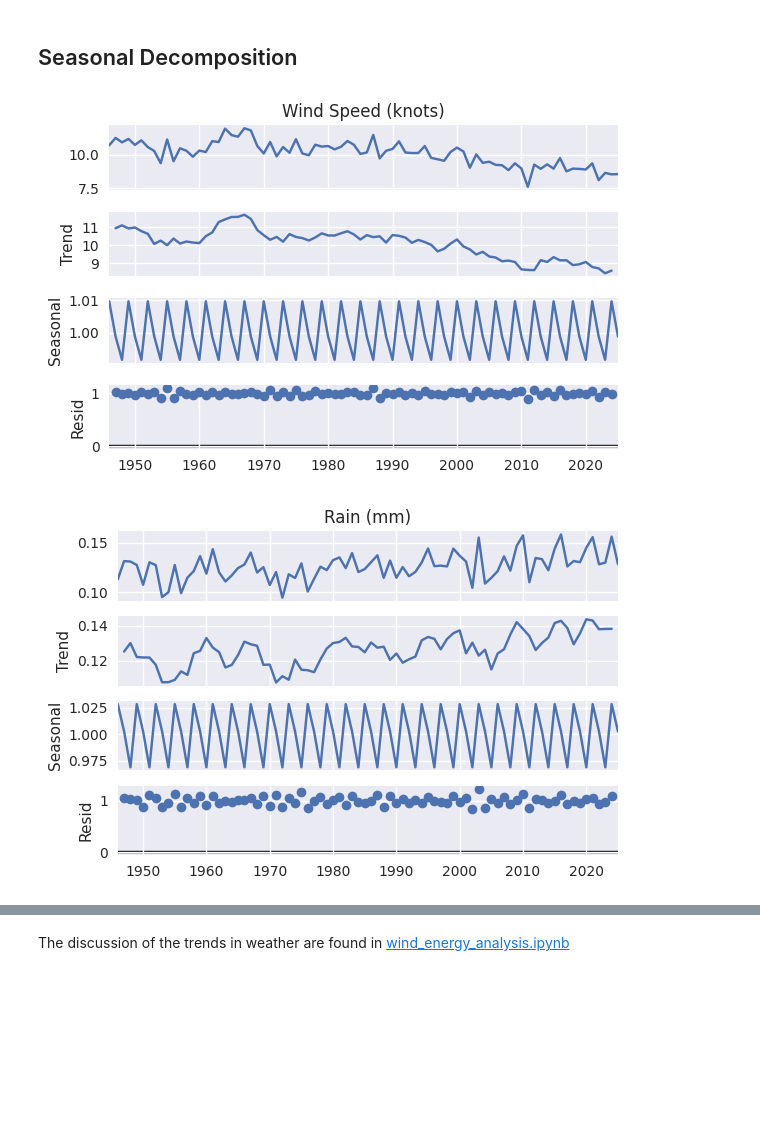
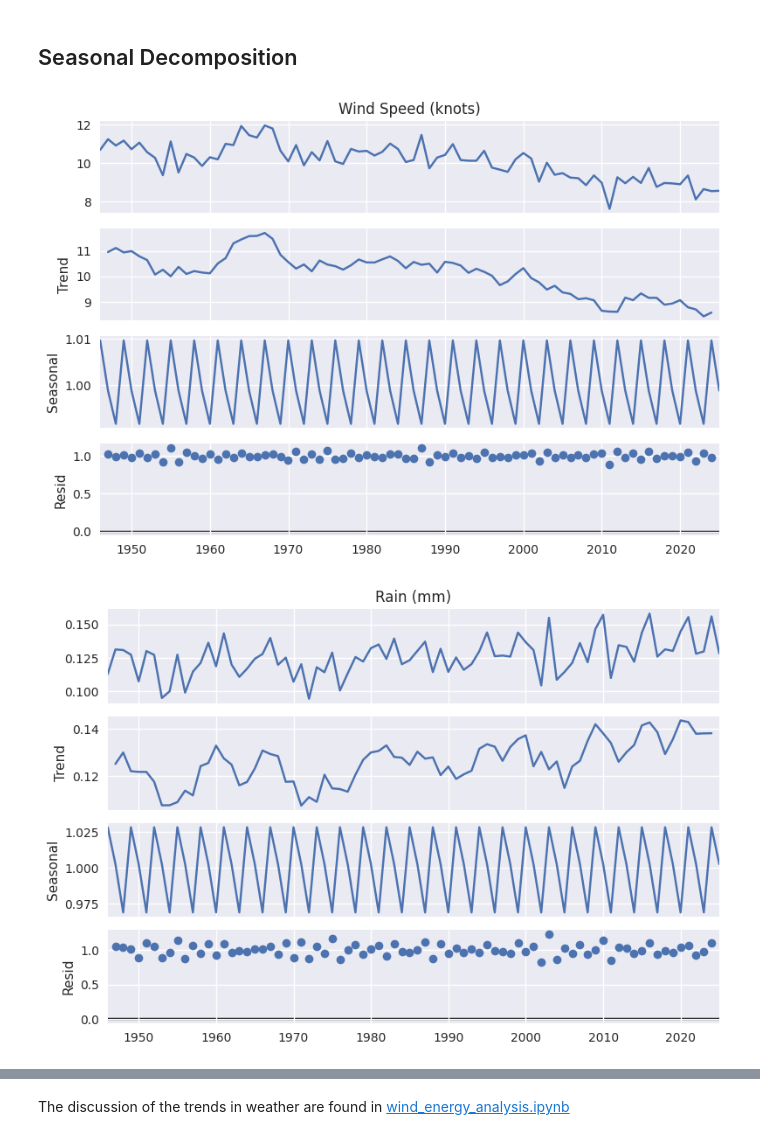
Before and after one commit to IreneKilgannon/PFDA, a Jupyter notebook: PFDA-project/weather_trends.ipynb, the cells around one changed output, grey strips where cells are left out. Cells and saved outputs as stored; diff of their text form; code cells hidden in the pictures; blank space fills up the shorter version.

```diff
--- a/PFDA-project/weather_trends.ipynb
+++ b/PFDA-project/weather_trends.ipynb
@@ -117,2 +176,0 @@ yearly_weather.head()
-# %%
-yearly_weather['Season'] = yearly_weather.index.month.map(assign_season)
@@ -388,21 +503,19 @@ plt.savefig('plots/acf_rain_yearly.png')
 # %% [markdown]
 ## Seasonal Decomposition
 # %%
-# Wind Speed Decomposition
-
-rcParams['figure.figsize'] = 6, 4
-
+# Trends and Seasonality in Wind Speeds
 decomposition = sm.tsa.seasonal_decompose(yearly_weather['Wind Speed (knots)'], model= 'mul', period = 3)
 fig = decomposition.plot()
 
 plt.savefig('plots/seasonal_windspeed.png')
 # %% [output]
-[figure, old version]
+[figure, new version]
 # %%
+# Trends and Seasonality in Rainfall
 decomposition = sm.tsa.seasonal_decompose(yearly_weather['Rain (mm)'], model= 'mul', period = 3)
 fig = decomposition.plot()
 
 plt.savefig('plots/seasonal_rain.png')
 # %% [output]
-[figure, old version]
+[figure, new version]
 # %%
```
Also changed, not shown: parts of 71 cells of this notebook, 19 other files.
